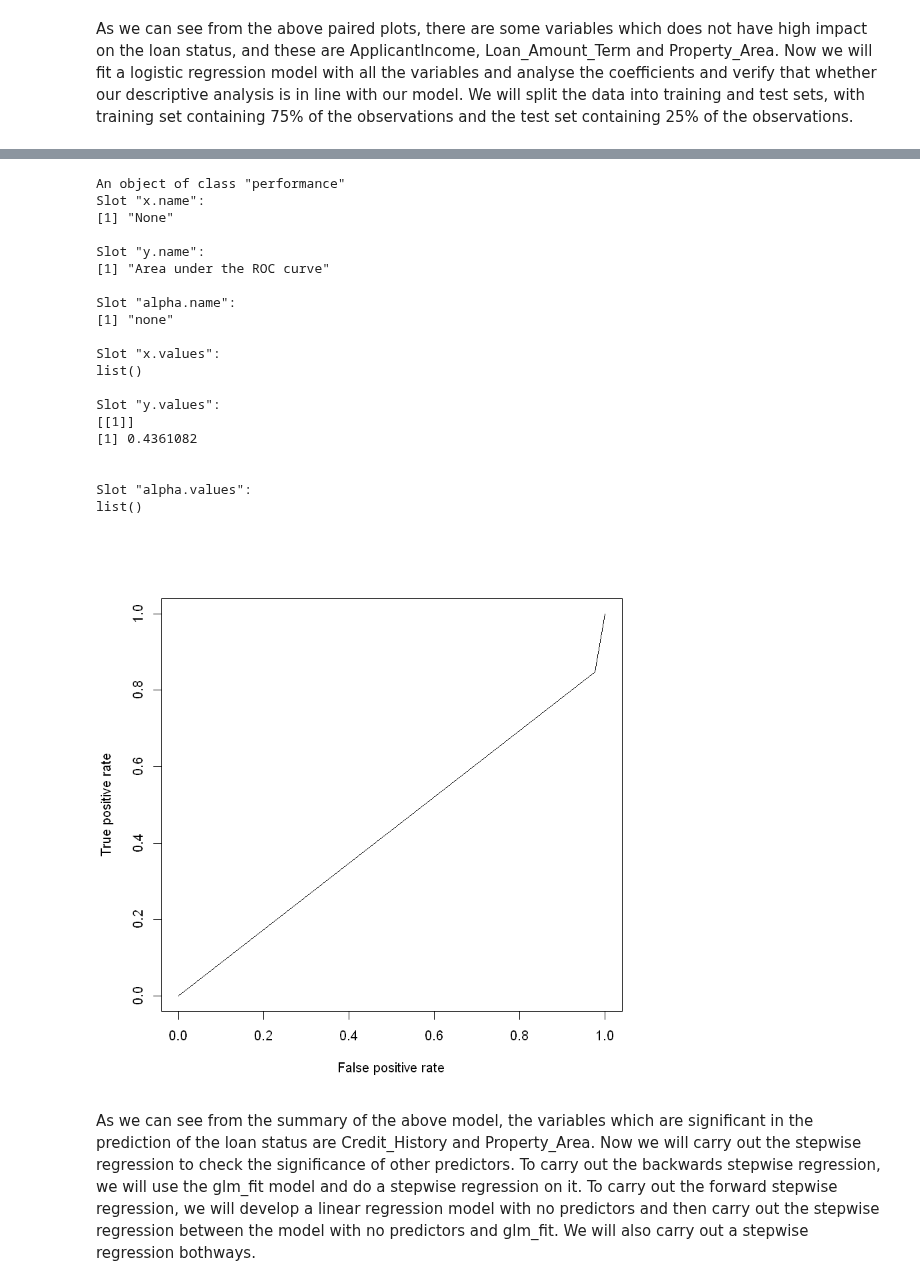
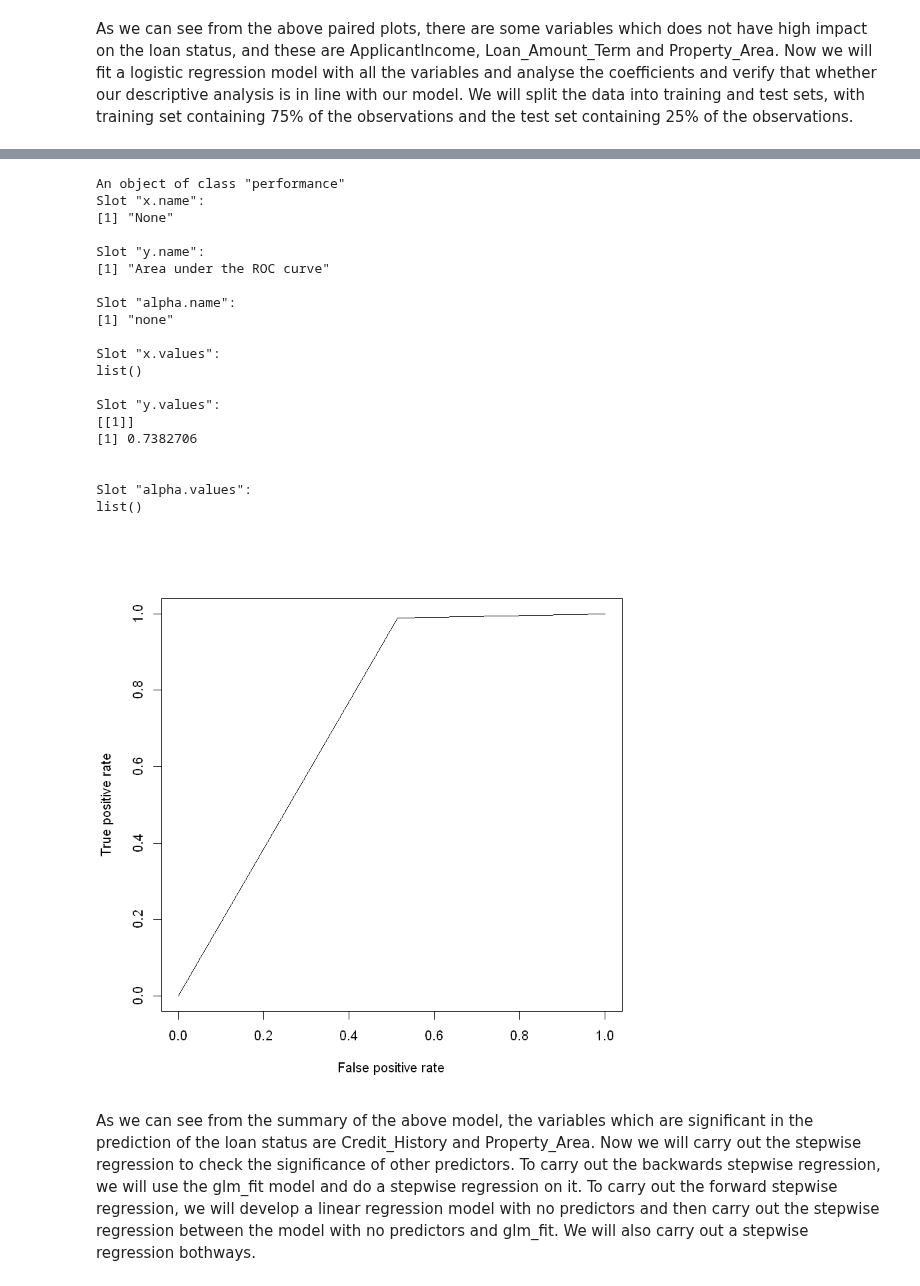
Before and after one commit to shruti32/Loan-Prediction-Model, a Jupyter notebook: Loan Prediction.ipynb, the cells around one changed output, grey strips where cells are left out. Drawn from its saved outputs; the diff is of its cells as text; code cells hidden in the pictures.

```diff
--- a/Loan Prediction.ipynb
+++ b/Loan Prediction.ipynb
@@ -211,31 +202,31 @@ glm.pred  N  Y
 # %%
-pred<-prediction(as.numeric(glm.pred), as.numeric(test_data$Loan_Status))
+pred<-prediction(as.numeric(glm.pred), as.numeric(validation_data$Loan_Status))
 perf<-performance(pred,"tpr", "fpr")
 plot(perf)
 auc<- performance(pred,"auc")
 auc
 # %% [output]
 An object of class "performance"
 Slot "x.name":
 [1] "None"
 
 Slot "y.name":
 [1] "Area under the ROC curve"
 
 Slot "alpha.name":
 [1] "none"
 
 Slot "x.values":
 list()
 
 Slot "y.values":
 [[1]]
-[1] 0.4361082
+[1] 0.7382706
 
 
 Slot "alpha.values":
 list()
-[figure, old version]
+[figure, new version]
 # %% [markdown]
 As we can see from the summary of the above model, the variables which are significant in the prediction of the loan status are Credit_History and Property_Area. Now we will carry out the stepwise regression to check the significance of other predictors. To carry out the backwards stepwise regression, we will use the glm_fit model and do a stepwise regression on it. To carry out the forward stepwise regression, we will develop a linear regression model with no predictors and then carry out the stepwise regression between the model with no predictors and glm_fit. We will also carry out a stepwise regression bothways.
 # %%
```
Also changed, not shown: parts of 20 cells of this notebook.
